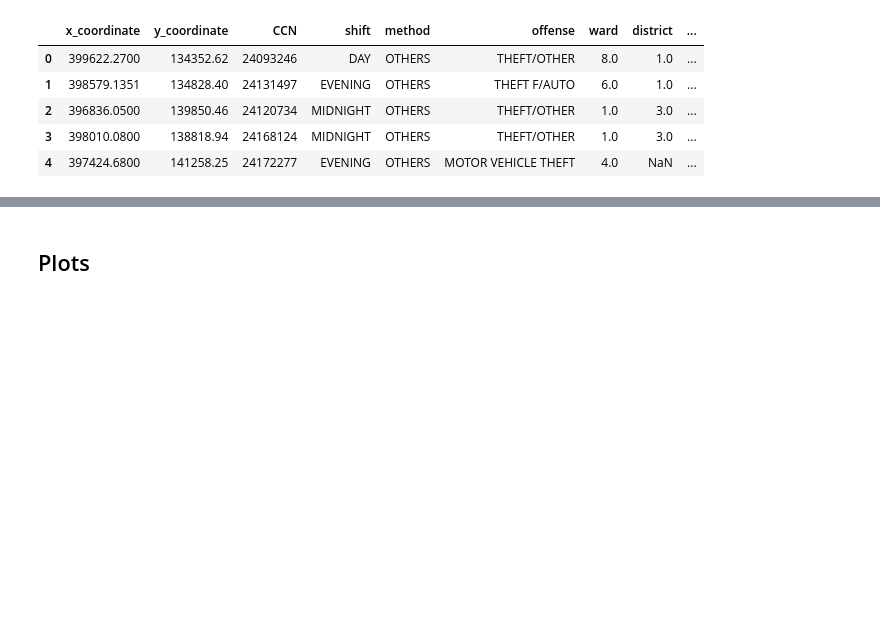
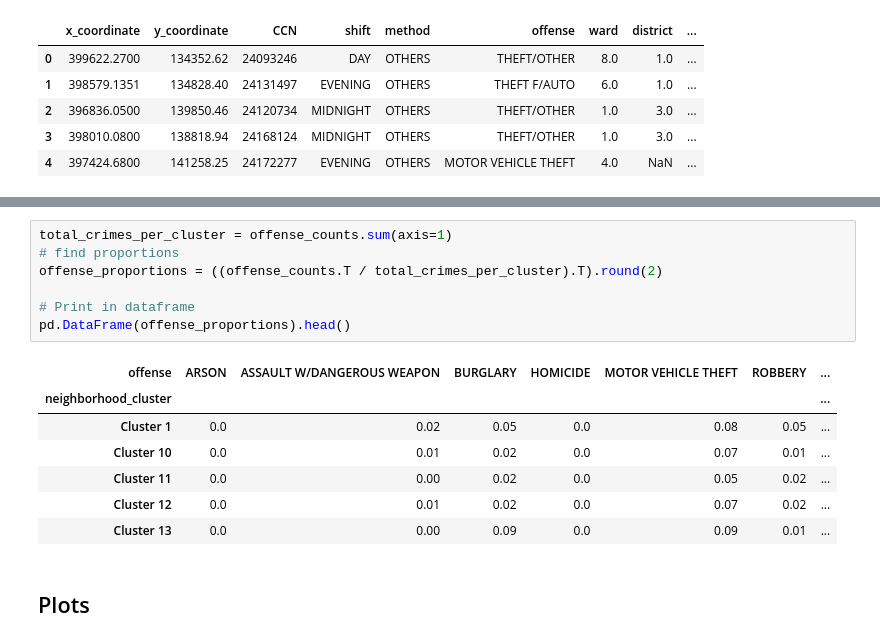
Before and after one commit to salamutu/DS-Final-Project, a Jupyter notebook: project_checkin_1.ipynb, the cells around one changed output, grey strips where cells are left out. Saved outputs shown, nothing was run; the diff lists cells and outputs as text; blank space fills up the shorter version.

```diff
--- a/project_checkin_1.ipynb
+++ b/project_checkin_1.ipynb
@@ -88,3 +146,18 @@ crime.head()
+# %%
+total_crimes_per_cluster = offense_counts.sum(axis=1)
+# find proportions
+offense_proportions = ((offense_counts.T / total_crimes_per_cluster).T).round(2)
+
+# Print in dataframe
+pd.DataFrame(offense_proportions).head()
+# %% [output]
+| offense | ARSON | ASSAULT W/DANGEROUS WEAPON | BURGLARY | HOMICIDE | MOTOR VEHICLE THEFT | ROBBERY | ... |
+| neighborhood_cluster |  |  |  |  |  |  | ... |
+| Cluster 1 | 0.0 | 0.02 | 0.05 | 0.0 | 0.08 | 0.05 | ... |
+| Cluster 10 | 0.0 | 0.01 | 0.02 | 0.0 | 0.07 | 0.01 | ... |
+| Cluster 11 | 0.0 | 0.00 | 0.02 | 0.0 | 0.05 | 0.02 | ... |
+| Cluster 12 | 0.0 | 0.01 | 0.02 | 0.0 | 0.07 | 0.02 | ... |
+| Cluster 13 | 0.0 | 0.00 | 0.09 | 0.0 | 0.09 | 0.01 | ... |
 # %% [markdown]
 ## Plots
 # %%
```
Also changed, not shown: parts of 3 cells of this notebook, 1 other file.
